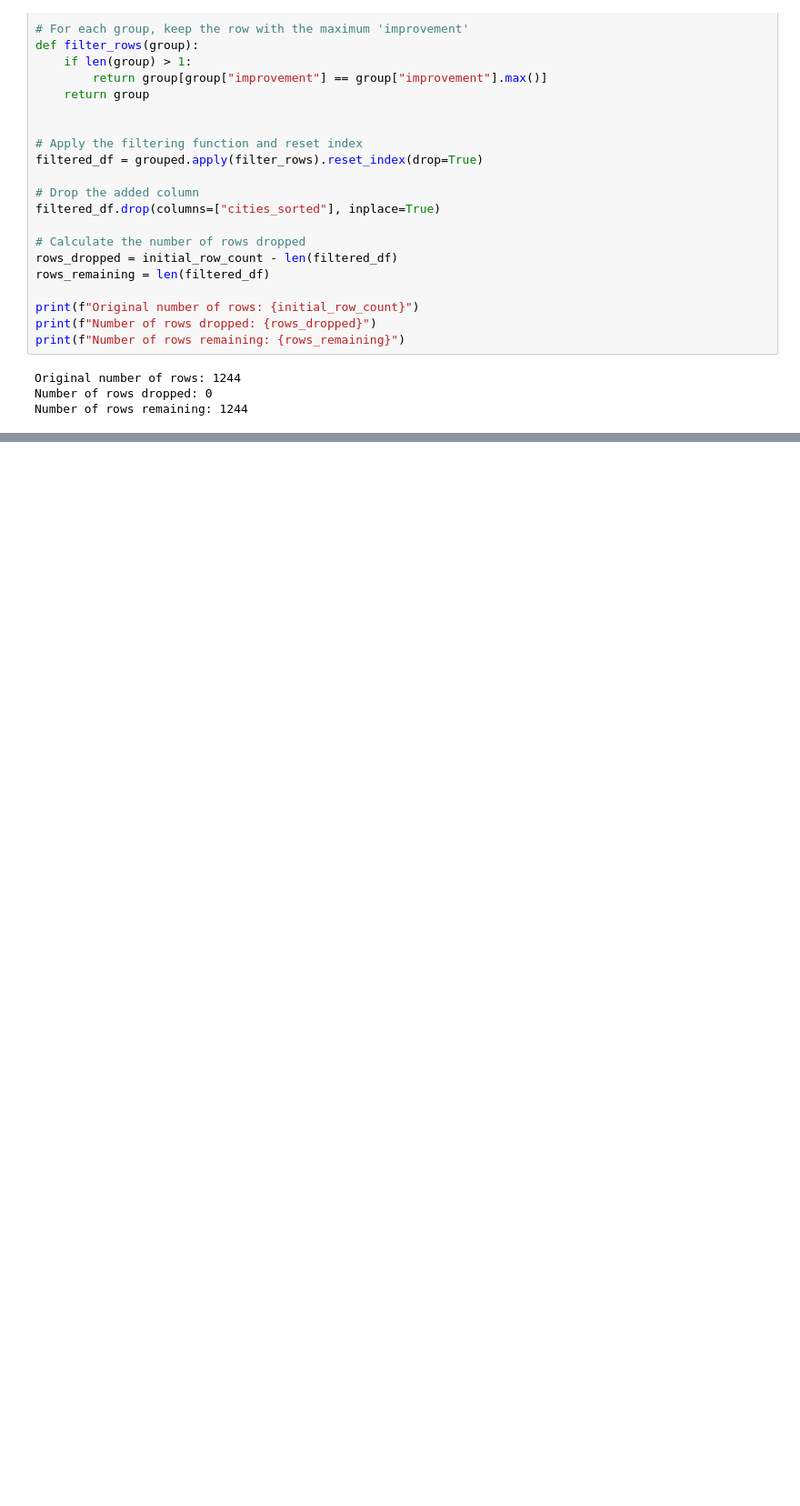
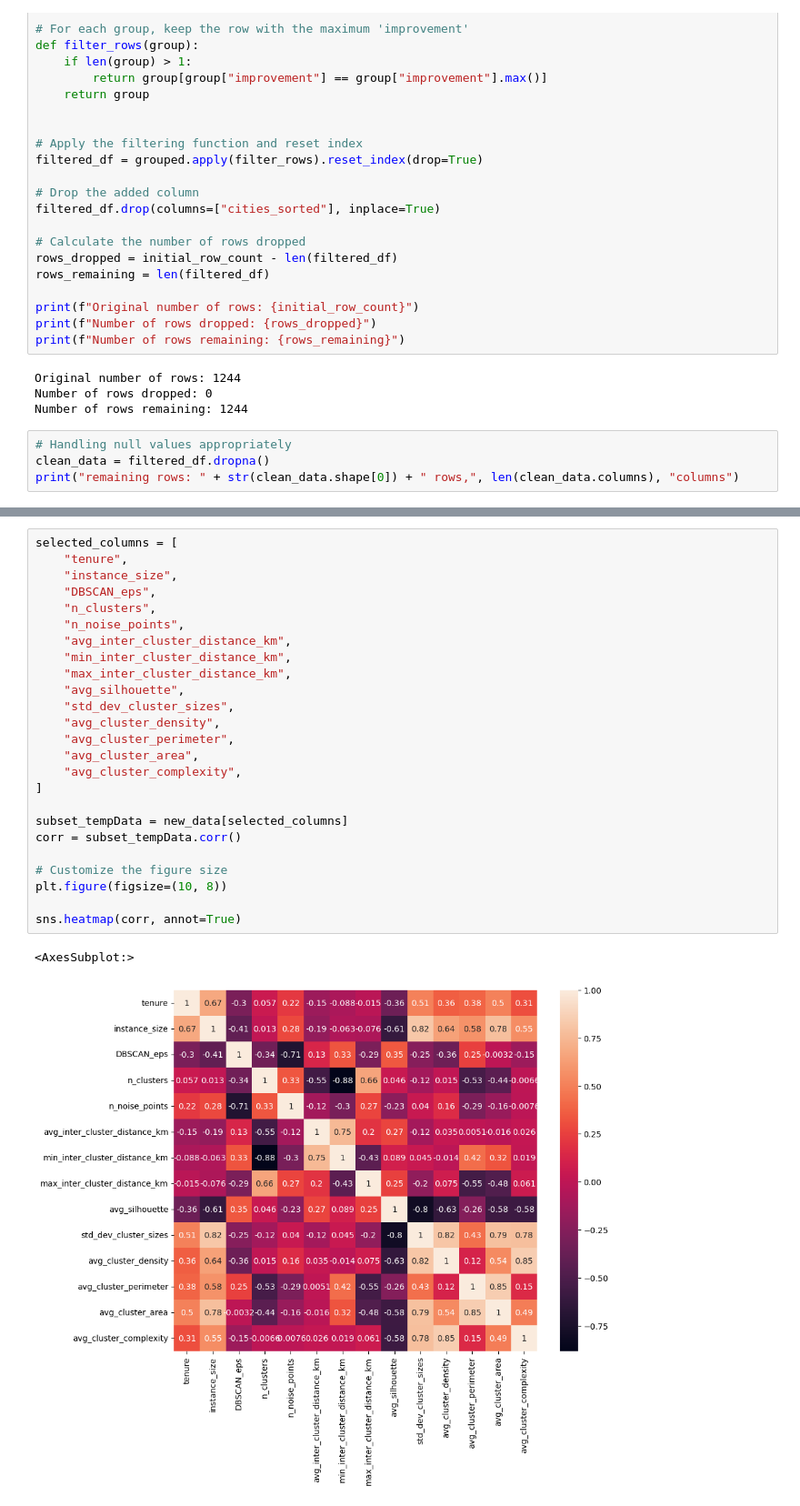
Before and after one commit to Fera13/Thesis-Project, a Jupyter notebook: predictTenure.ipynb, the cells around one changed output, grey strips where cells are left out. Shown at 91% size. Drawn from its saved outputs; the diff is of its cells as text; blank space fills up the shorter version.

```diff
--- a/predictTenure.ipynb
+++ b/predictTenure.ipynb
@@ -123,3 +129,7 @@ print(f"Number of rows remaining: {rows_remaining}")
 Original number of rows: 1244
 Number of rows dropped: 0
 Number of rows remaining: 1244
+# %%
+# Handling null values appropriately
+clean_data = filtered_df.dropna()
+print("remaining rows: " + str(clean_data.shape[0]) + " rows,", len(clean_data.columns), "columns")
@@ -125,0 +159,28 @@ Number of rows remaining: 1244
+# %%
+selected_columns = [
+    "tenure",
+    "instance_size",
+    "DBSCAN_eps",
+    "n_clusters",
+    "n_noise_points",
+    "avg_inter_cluster_distance_km",
+    "min_inter_cluster_distance_km",
+    "max_inter_cluster_distance_km",
+    "avg_silhouette",
+    "std_dev_cluster_sizes",
+    "avg_cluster_density",
+    "avg_cluster_perimeter",
+    "avg_cluster_area",
+    "avg_cluster_complexity",
+]
+
+subset_tempData = new_data[selected_columns]
+corr = subset_tempData.corr()
+
+# Customize the figure size
+plt.figure(figsize=(10, 8))
+
+sns.heatmap(corr, annot=True)
+# %% [output]
+<AxesSubplot:>
+[figure, added]
```
Also changed, not shown: parts of 10 cells of this notebook.
